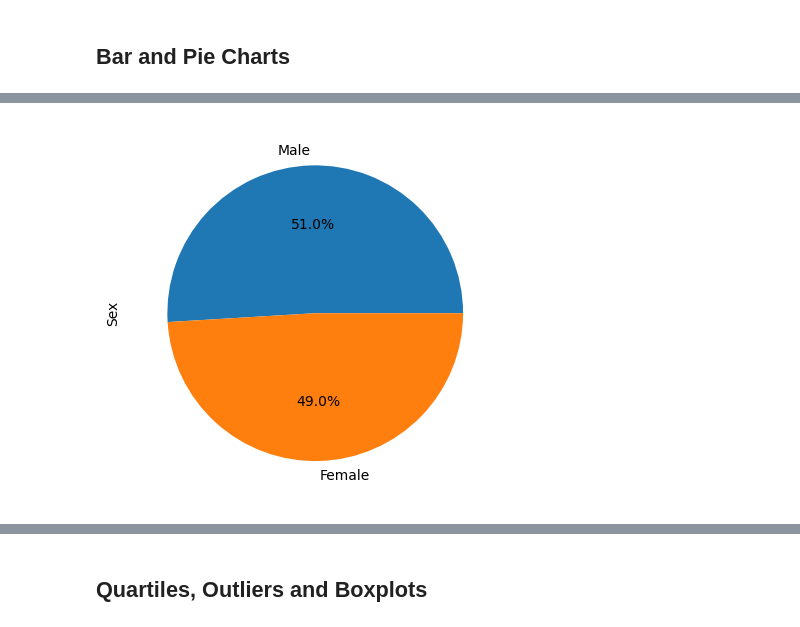
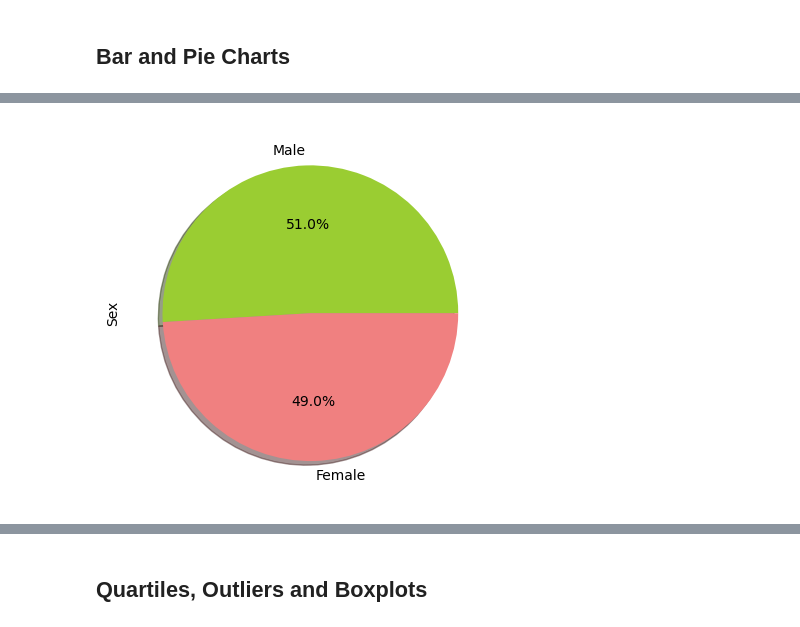
Before and after one commit to laurajanefaulds/matplotlib_challenge, a Jupyter notebook: Pymaceuticals/pymaceuticals_ljf.ipynb, the cells around one changed output, grey strips where cells are left out. Drawn from its saved outputs; the diff is of its cells as text; code cells hidden in the pictures.

```diff
--- a/Pymaceuticals/pymaceuticals_ljf.ipynb
+++ b/Pymaceuticals/pymaceuticals_ljf.ipynb
@@ -191,0 +199,14 @@ plt.show()
+# %%
+# Generate a pie plot showing the distribution of female versus male mice using Pandas
+
+female_vs_male = clean_df.groupby("Sex")
+female_vs_male_df1 = female_vs_male['Mouse ID'].count()
+female_vs_male_df = female_vs_male_df1.sort_values(ascending=False)
+
+colors= ["yellowgreen", "lightcoral"]
+
+female_vs_male_pie = female_vs_male_df.plot(kind="pie", y='Sex', autopct='%.1f%%', colors=colors, figsize=(4,4))
+female_vs_male_pie.set_ylabel("Sex")
+
+plt.axis("equal")
+plt.show()
@@ -192,4 +215,12 @@ plt.show()
 # %%
-# Generate a pie plot showing the distribution of female versus male mice using Pandas
+# Generate a pie plot showing the distribution of female versus male mice using pyplot
+
+sex = ["Male", "Female"]
+mouse_ID_count = female_vs_male_df
+
+colors = ["yellowgreen", "lightcoral"]
+plt.ylabel("Sex")
+plt.pie(mouse_ID_count, labels=sex, colors=colors, autopct="%1.1f%%", shadow=True, startangle=0)
+plt.show()
 # %% [output]
-[figure, old version]
+[figure, new version]
```
Also changed, not shown: parts of 5 cells of this notebook, 1 other file.
